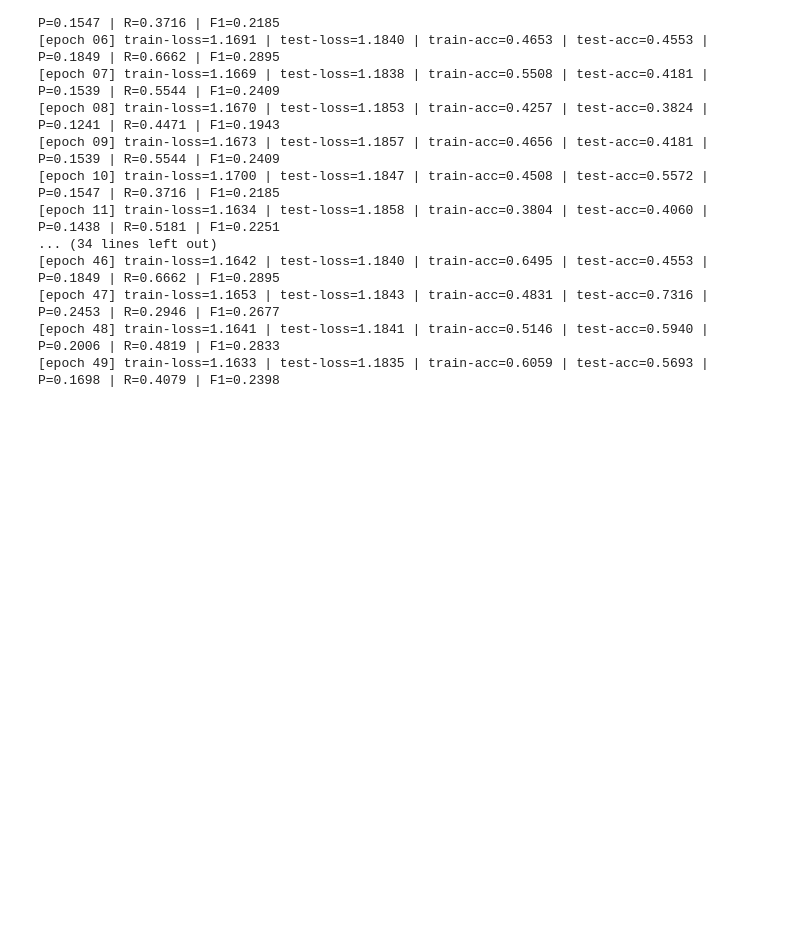
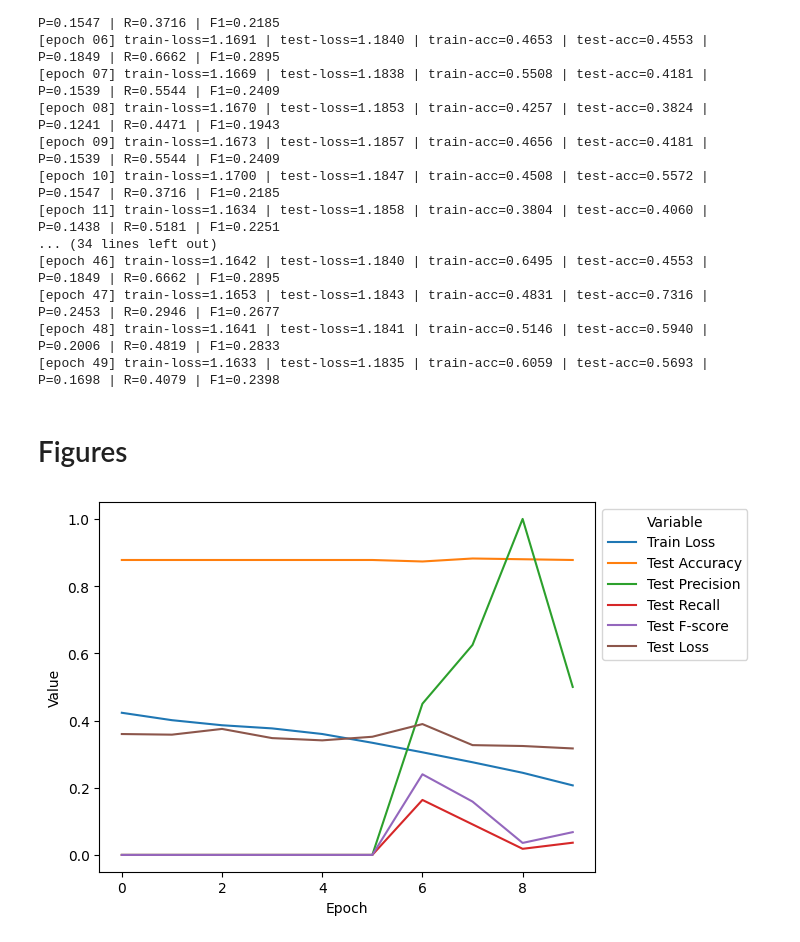
Before and after one commit to maussn/GRS34806-project, a Jupyter notebook: cnn_final.ipynb, the cells around one changed output. Cells and saved outputs as stored; diff of their text form; code cells hidden in the pictures; blank space fills up the shorter version.

```diff
--- a/cnn_final.ipynb
+++ b/cnn_final.ipynb
@@ -238,6 +203,8 @@ if REMOVE is not None:
 # %% [markdown]
 ## Data Loader
 # %%
+datalist, labellist = read("len200_500_n5000nr1.seq", "len200_500_n5000nr1.pos")
+
 batch_size = 10
 num_steps = 1000 # max sequence length
 
@@ -1046,3 +1282,5 @@ df = trainer.train(epochs=50, train_iter=traindataloader, test_iter=testdataload
 [epoch 49] train-loss=1.1633 | test-loss=1.1835 | train-acc=0.6059 | test-acc=0.5693 | P=0.1698 | R=0.4079 | F1=0.2398
 # %%
 df.to_csv('multi-label_classifier.csv')
+# %% [markdown]
+# Figures
@@ -1048,0 +1291,67 @@ df.to_csv('multi-label_classifier.csv')
+# %%
+def reformat_df(df):
+    df = df.drop(
+        columns=['train_accuracy','train_precision','train_recall','train_fscore']
+    )
+    df = pd.melt(
+        df,
+        id_vars=['epoch'],
+        value_vars=['train_loss','test_accuracy','test_precision','test_recall','test_fscore','test_loss']
+    )
+    df.rename(columns={'epoch': 'Epoch', 'variable': 'Variable', 'value': 'Value'}, inplace=True)
+    # df = df.replace('train_accuracy', 'Train Accuracy')
+    # df = df.replace('train_precision', 'Train Precision')
+    # df = df.replace('train_recall', 'Train Recall')
+    # df = df.replace('train_fscore', 'Train F-score')
+    df = df.replace('train_loss', 'Train Loss')
+    df = df.replace('test_accuracy', 'Test Accuracy')
+    df = df.replace('test_precision', 'Test Precision')
+    df = df.replace('test_recall', 'Test Recall')
+    df = df.replace('test_fscore', 'Test F-score')
+    df = df.replace('test_loss', 'Test Loss')
+    return df
+
+
+def reformat_df_hyper(df):
+    df = df.drop(
+        columns=['train_accuracy','train_precision','train_recall','train_fscore']
+    )
+    df = pd.melt(
+        df,
+        id_vars=['epoch', 'conv_channels', 'dropout_rate', 'lr', 'momentum'],
+        value_vars=['train_loss','test_accuracy','test_precision','test_recall','test_fscore','test_loss']
+    )
+    df.rename(columns={'epoch': 'Epoch', 'variable': 'Variable', 'value': 'Value'}, inplace=True)
+    # df = df.replace('train_accuracy', 'Train Accuracy')
+    # df = df.replace('train_precision', 'Train Precision')
+    # df = df.replace('train_recall', 'Train Recall')
+    # df = df.replace('train_fscore', 'Train F-score')
+    df = df.replace('train_loss', 'Train Loss')
+    df = df.replace('test_accuracy', 'Test Accuracy')
+    df = df.replace('test_precision', 'Test Precision')
+    df = df.replace('test_recall', 'Test Recall')
+    df = df.replace('test_fscore', 'Test F-score')
+    df = df.replace('test_loss', 'Test Loss')
+    return df
+
+
+def plot_single_model(df, **kwargs):
+    ax = sns.lineplot(df, x='Epoch', y='Value', hue='Variable')
+    sns.move_legend(
+        obj=ax,
+        loc='upper left',
+        bbox_to_anchor=(1, 1)
+    )
+    if 'filepath' in kwargs.keys():
+        plt.savefig(kwargs['filepath'], format='svg', bbox_inches='tight')
+        plt.clf()
+    else:
+        plt.show()
+
+
+# Test case
+df = pd.read_csv('GO_3A0005576.csv')
+df = reformat_df(df)
+plot_single_model(df)
+# %% [output]
+[figure, added]
```
Also changed, not shown: parts of 27 cells of this notebook.
